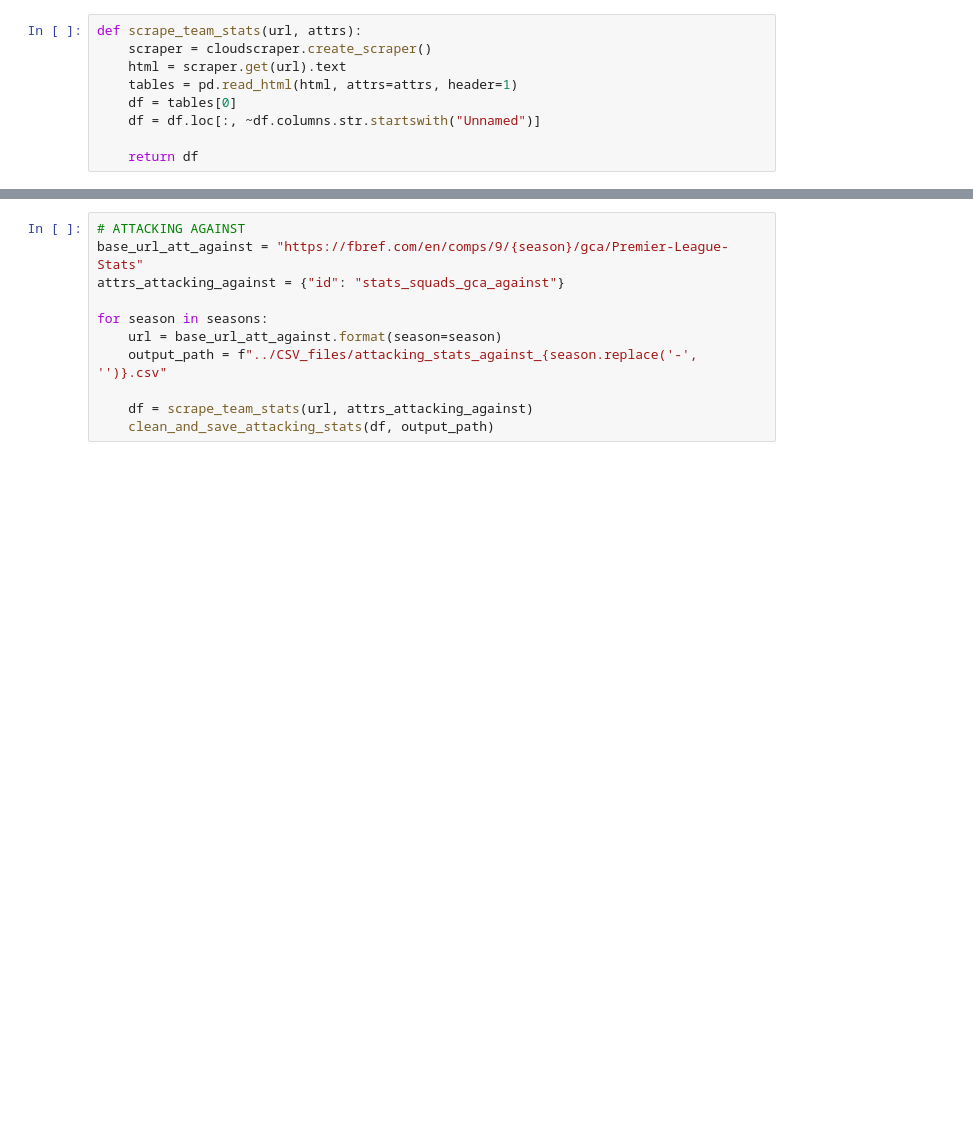
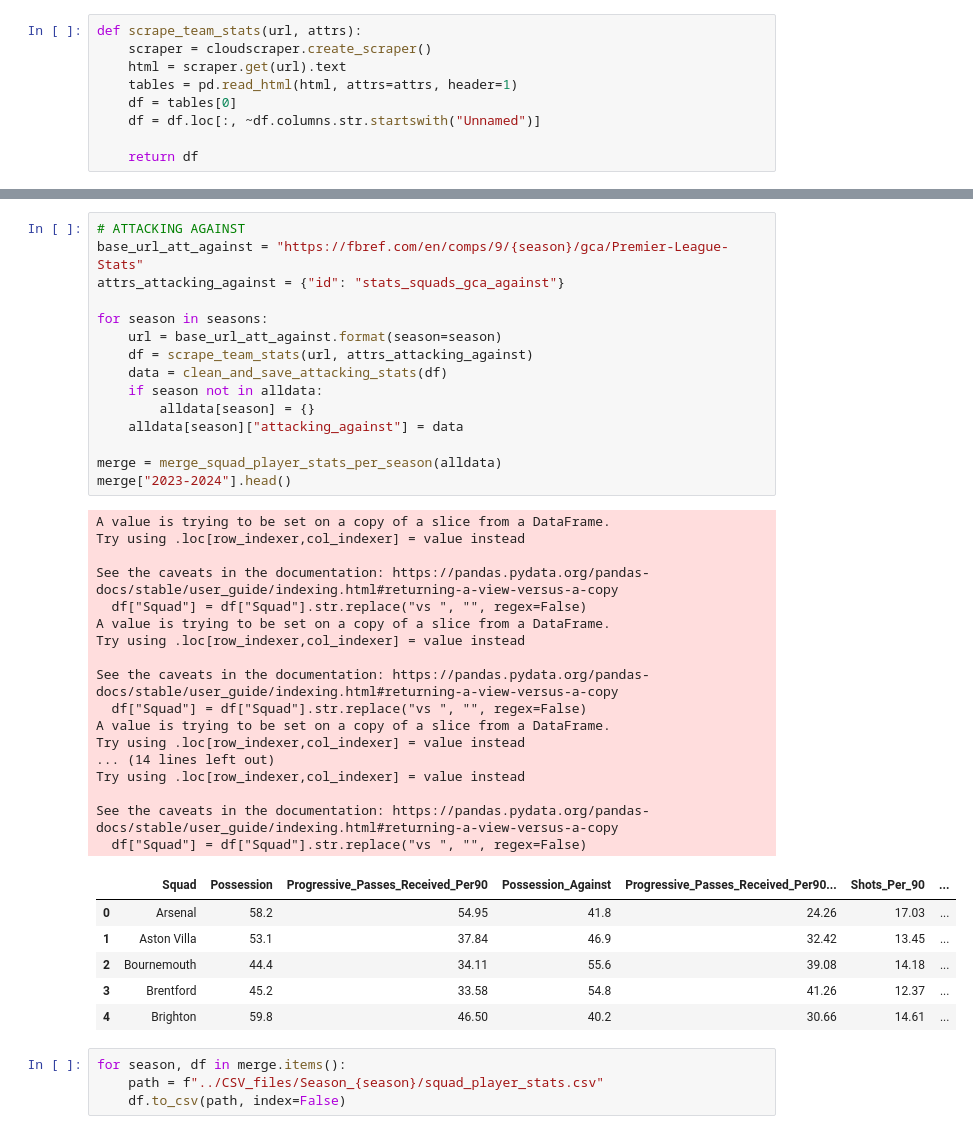
Before and after one commit to renedapon/eplpredictor, a Jupyter notebook: scrapers/squad&player_stats.ipynb, the cells around one changed output, grey strips where cells are left out. Saved outputs shown, nothing was run; the diff lists cells and outputs as text; blank space fills up the shorter version.

```diff
--- a/scrapers/squad&player_stats.ipynb
+++ b/scrapers/squad&player_stats.ipynb
@@ -157,11 +243,43 @@ for season in seasons:
 # %%
 # ATTACKING AGAINST
 base_url_att_against = "https://fbref.com/en/comps/9/{season}/gca/Premier-League-Stats"
 attrs_attacking_against = {"id": "stats_squads_gca_against"}
 
 for season in seasons:
     url = base_url_att_against.format(season=season)
-    output_path = f"../CSV_files/attacking_stats_against_{season.replace('-', '')}.csv"
+    df = scrape_team_stats(url, attrs_attacking_against)
+    data = clean_and_save_attacking_stats(df)
+    if season not in alldata:
+        alldata[season] = {}
+    alldata[season]["attacking_against"] = data
 
-    df = scrape_team_stats(url, attrs_attacking_against)
-    clean_and_save_attacking_stats(df, output_path)
+merge = merge_squad_player_stats_per_season(alldata)
+merge["2023-2024"].head()
+# %% [output]
+A value is trying to be set on a copy of a slice from a DataFrame.
+Try using .loc[row_indexer,col_indexer] = value instead
+
+See the caveats in the documentation: https://pandas.pydata.org/pandas-docs/stable/user_guide/indexing.html#returning-a-view-versus-a-copy
+  df["Squad"] = df["Squad"].str.replace("vs ", "", regex=False)
+A value is trying to be set on a copy of a slice from a DataFrame.
+Try using .loc[row_indexer,col_indexer] = value instead
+
+See the caveats in the documentation: https://pandas.pydata.org/pandas-docs/stable/user_guide/indexing.html#returning-a-view-versus-a-copy
+  df["Squad"] = df["Squad"].str.replace("vs ", "", regex=False)
+A value is trying to be set on a copy of a slice from a DataFrame.
+Try using .loc[row_indexer,col_indexer] = value instead
+... (14 lines left out)
+Try using .loc[row_indexer,col_indexer] = value instead
+
+See the caveats in the documentation: https://pandas.pydata.org/pandas-docs/stable/user_guide/indexing.html#returning-a-view-versus-a-copy
+  df["Squad"] = df["Squad"].str.replace("vs ", "", regex=False)
+|  | Squad | Possession | Progressive_Passes_Received_Per90 | Possession_Against | Progressive_Passes_Received_Per90... | Shots_Per_90 | ... |
+| 0 | Arsenal | 58.2 | 54.95 | 41.8 | 24.26 | 17.03 | ... |
+| 1 | Aston Villa | 53.1 | 37.84 | 46.9 | 32.42 | 13.45 | ... |
+| 2 | Bournemouth | 44.4 | 34.11 | 55.6 | 39.08 | 14.18 | ... |
+| 3 | Brentford | 45.2 | 33.58 | 54.8 | 41.26 | 12.37 | ... |
+| 4 | Brighton | 59.8 | 46.50 | 40.2 | 30.66 | 14.61 | ... |
+# %%
+for season, df in merge.items():
+    path = f"../CSV_files/Season_{season}/squad_player_stats.csv"
+    df.to_csv(path, index=False)
```
Also changed, not shown: parts of 12 cells of this notebook.
